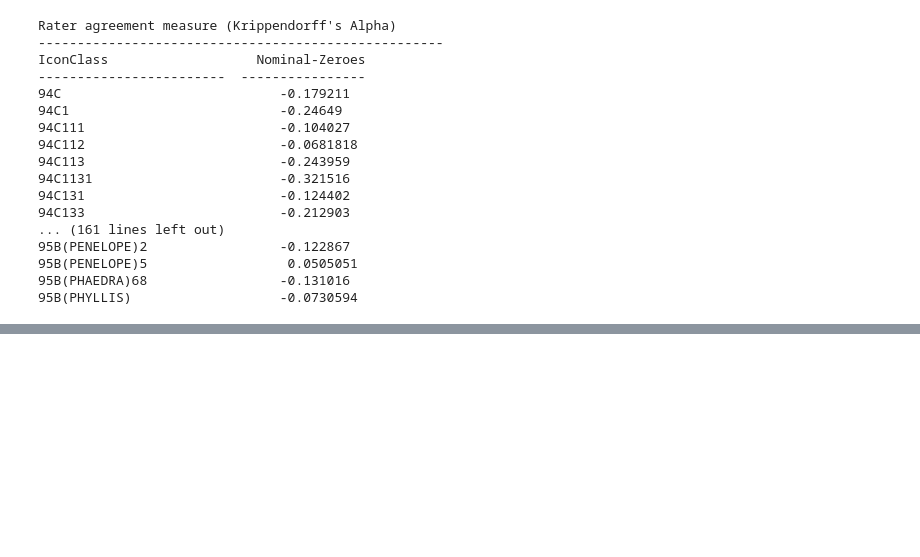
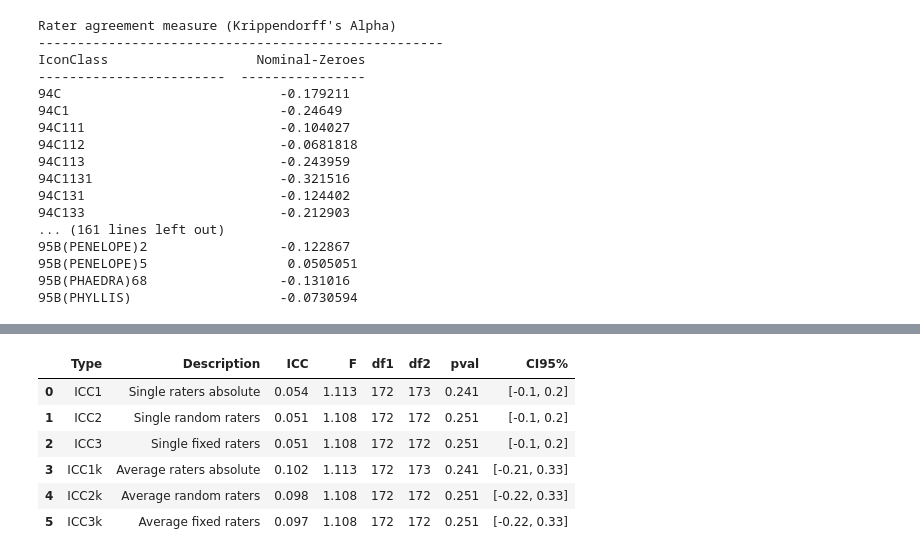
Before and after one commit to unil-ish/Hertziana_IconClass_Public, a Jupyter notebook: analytics/bhmpi_senti_iconclass.ipynb, the cells around one changed output, grey strips where cells are left out. Cells and saved outputs as stored; diff of their text form; code cells hidden in the pictures; blank space fills up the shorter version.

```diff
--- a/analytics/bhmpi_senti_iconclass.ipynb
+++ b/analytics/bhmpi_senti_iconclass.ipynb
@@ -719,0 +847,11 @@ IconClass                   Nominal-Zeroes
+# %%
+icc = pg.intraclass_corr(data=df, targets='ID', raters='Rater', ratings='attitude').round(3)
+icc
+# %% [output]
+|  | Type | Description | ICC | F | df1 | df2 | pval | CI95% |
+| 0 | ICC1 | Single raters absolute | 0.054 | 1.113 | 172 | 173 | 0.241 | [-0.1, 0.2] |
+| 1 | ICC2 | Single random raters | 0.051 | 1.108 | 172 | 172 | 0.251 | [-0.1, 0.2] |
+| 2 | ICC3 | Single fixed raters | 0.051 | 1.108 | 172 | 172 | 0.251 | [-0.1, 0.2] |
+| 3 | ICC1k | Average raters absolute | 0.102 | 1.113 | 172 | 173 | 0.241 | [-0.21, 0.33] |
+| 4 | ICC2k | Average random raters | 0.098 | 1.108 | 172 | 172 | 0.251 | [-0.22, 0.33] |
+| 5 | ICC3k | Average fixed raters | 0.097 | 1.108 | 172 | 172 | 0.251 | [-0.22, 0.33] |
```
Also changed, not shown: parts of 18 cells of this notebook, 8 other files.
